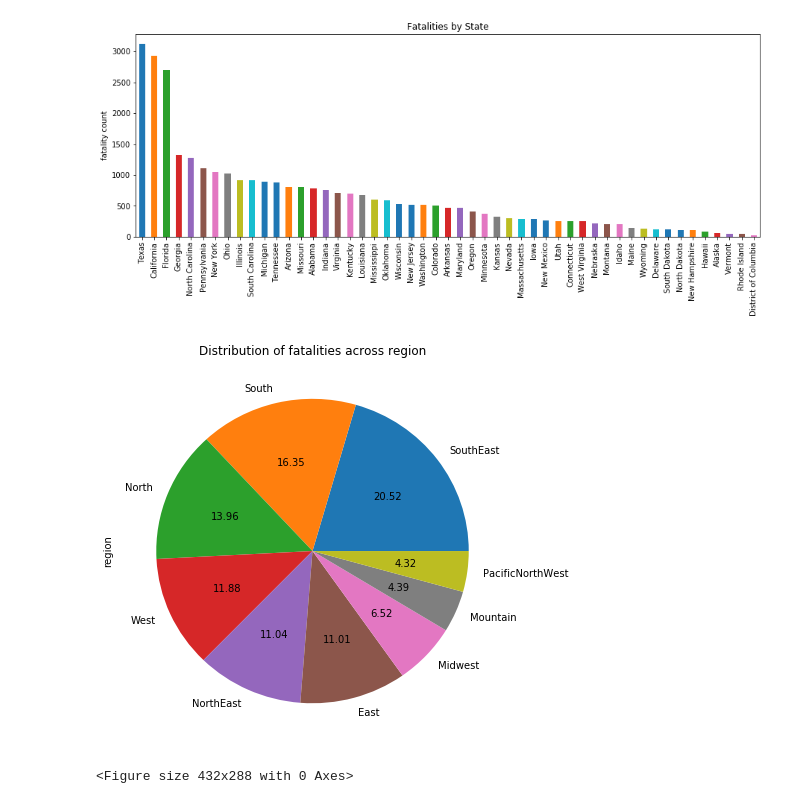
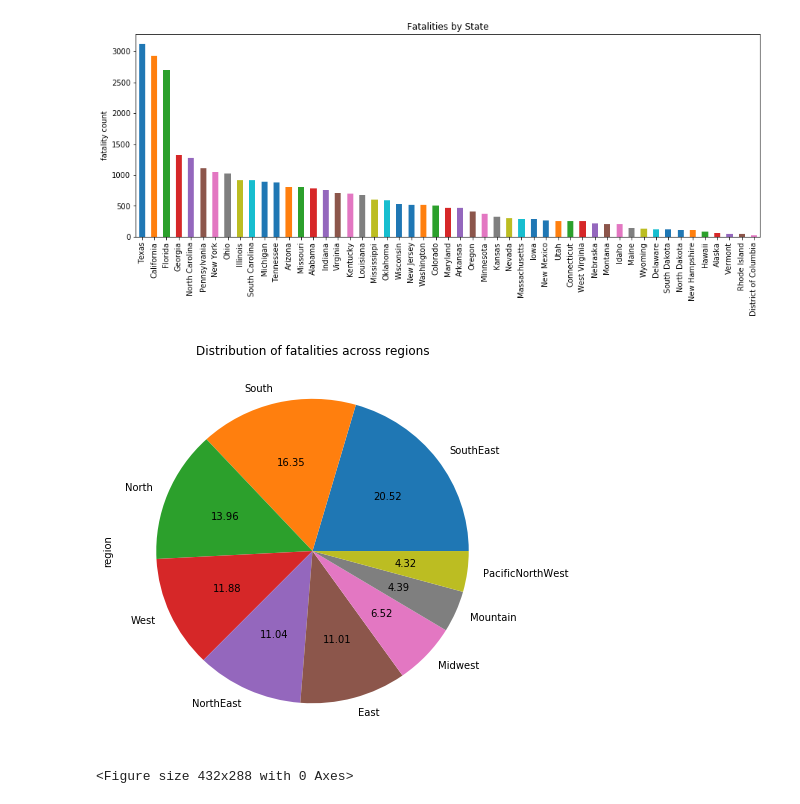
Before and after one commit to ajhartman10/TeamPillow, a Jupyter notebook: 2015_Fatality_data_analysis.ipynb, the cells around one changed output. Cells and saved outputs as stored; diff of their text form; code cells hidden in the pictures.

Commit message:
Adding images

```diff
--- a/2015_Fatality_data_analysis.ipynb
+++ b/2015_Fatality_data_analysis.ipynb
@@ -182,10 +187,11 @@ plt.show()
 # %%
 #Plot pie chart of fatalities by region
 acc_aux_df['region'].value_counts().plot(kind='pie',figsize=(7,7),autopct='%.2f',legend=False)
-plt.title('Distribution of fatalities across region')
+plt.title('Distribution of fatalities across regions')
+plt.savefig('Distribution_of_fatalities_across_regions.png')
 plt.show()
 # %% [output]
-[figure, old version]
+[figure, new version]
 # %%
 #Plot a graph of total number of fatalities by region and month
 plt.figure()
```
Also changed, not shown: parts of 11 cells of this notebook, 12 other files.
